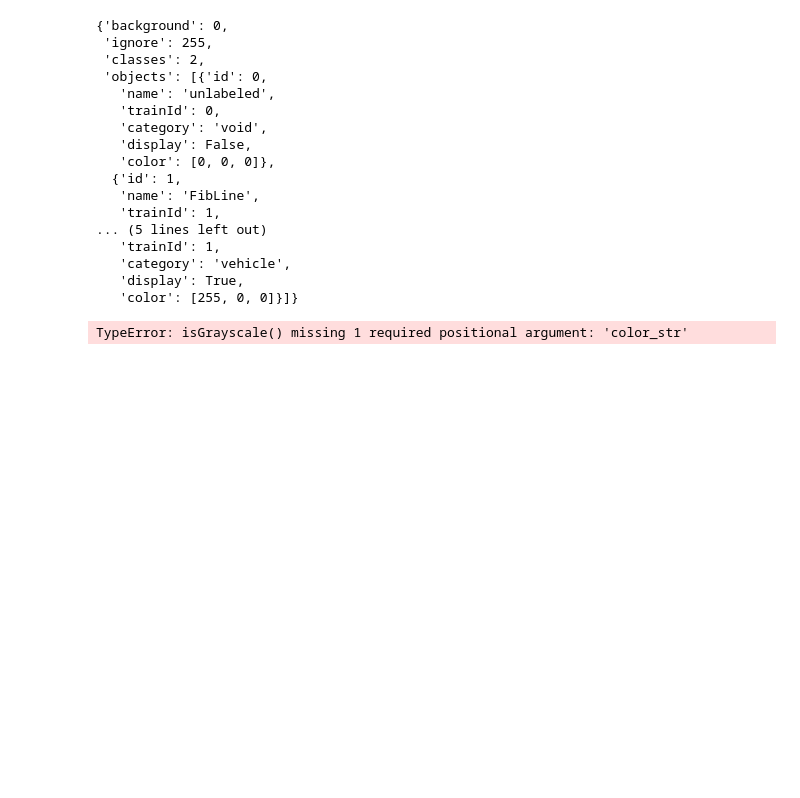
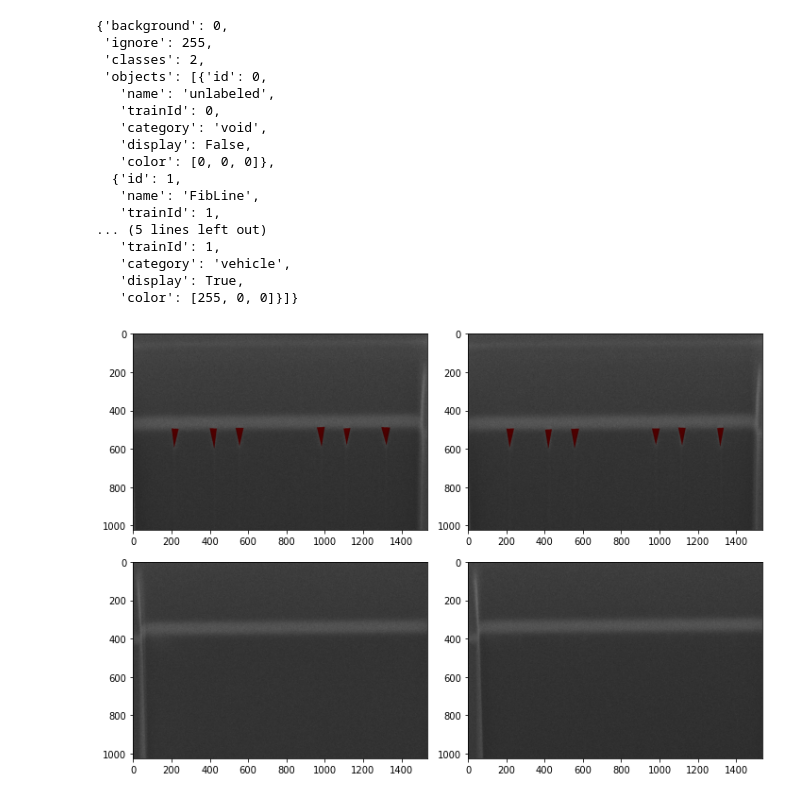
Before and after one commit to bhlarson/torchdatasetutil, a Jupyter notebook: torchdatasetutil.ipynb, the cells around one changed output. Cells and saved outputs as stored; diff of their text form; code cells hidden in the pictures; blank space fills up the shorter version.

Commit message:
Adding ImagesStore and CocoStore usage examples to torchdatasetutil.ipynb

```diff
--- a/torchdatasetutil.ipynb
+++ b/torchdatasetutil.ipynb
@@ -111,10 +126,15 @@ class_dictionary_example
 # %%
 store = ImagesStore(s3, bucket, img_dataset_desc_file, class_dictionary)
-num_images = 2
+num_images = 4
+columns = 2
+plt.figure(figsize=(10,10))
+
 for i, iman in enumerate(store):
     img = store.MergeIman(iman['img'], iman['ann'])
-    display(img)
+    plt.subplot(num_images / columns + 1, columns, i + 1)
+    plt.imshow(cv2.cvtColor(img, cv2.COLOR_BGR2RGB))
+    plt.tight_layout()
     if i >= num_images-1:
         break
 # %% [output]
-TypeError: isGrayscale() missing 1 required positional argument: 'color_str'
+[figure, added]
```
Also changed, not shown: parts of 5 cells of this notebook, 1 other file.
